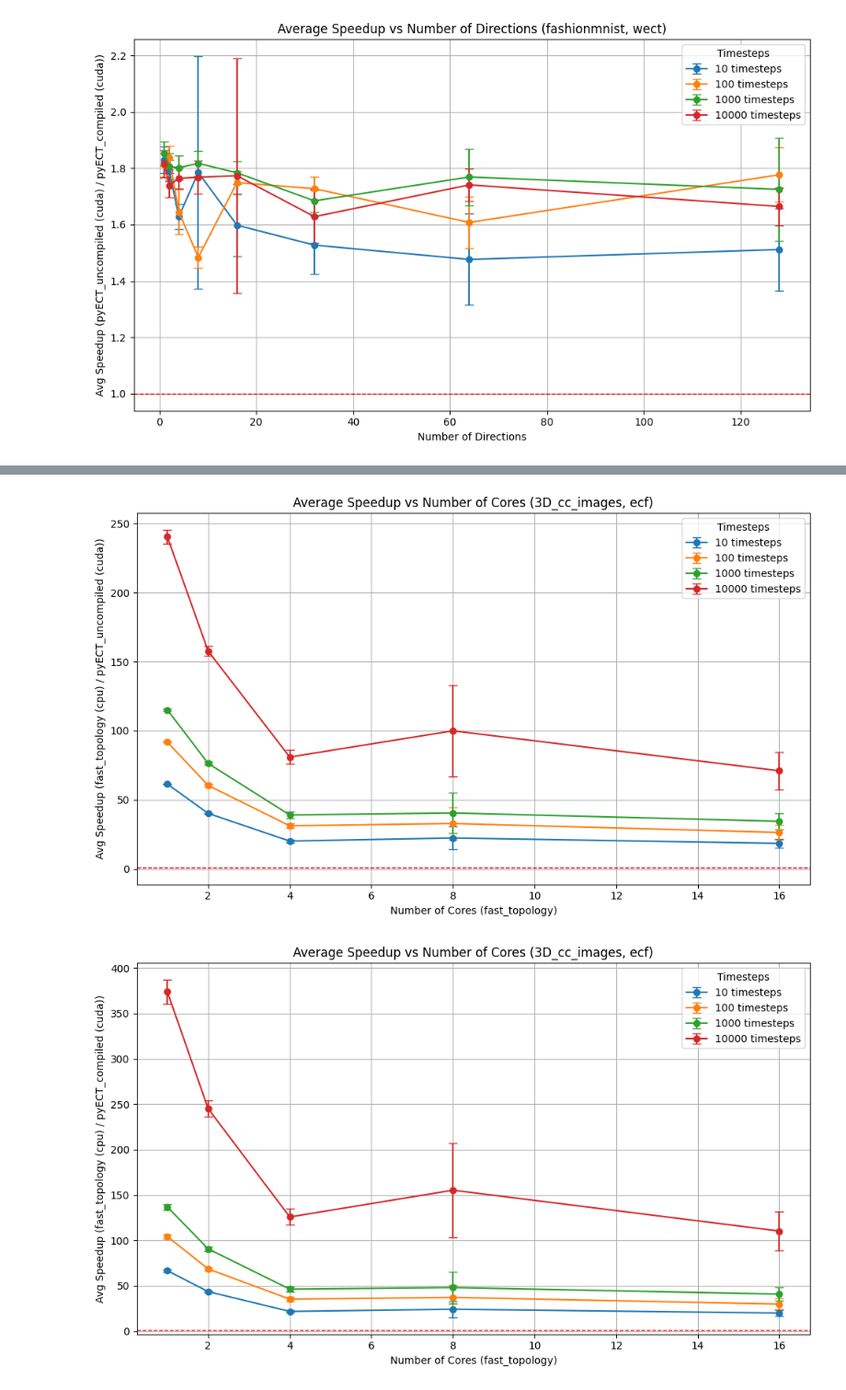
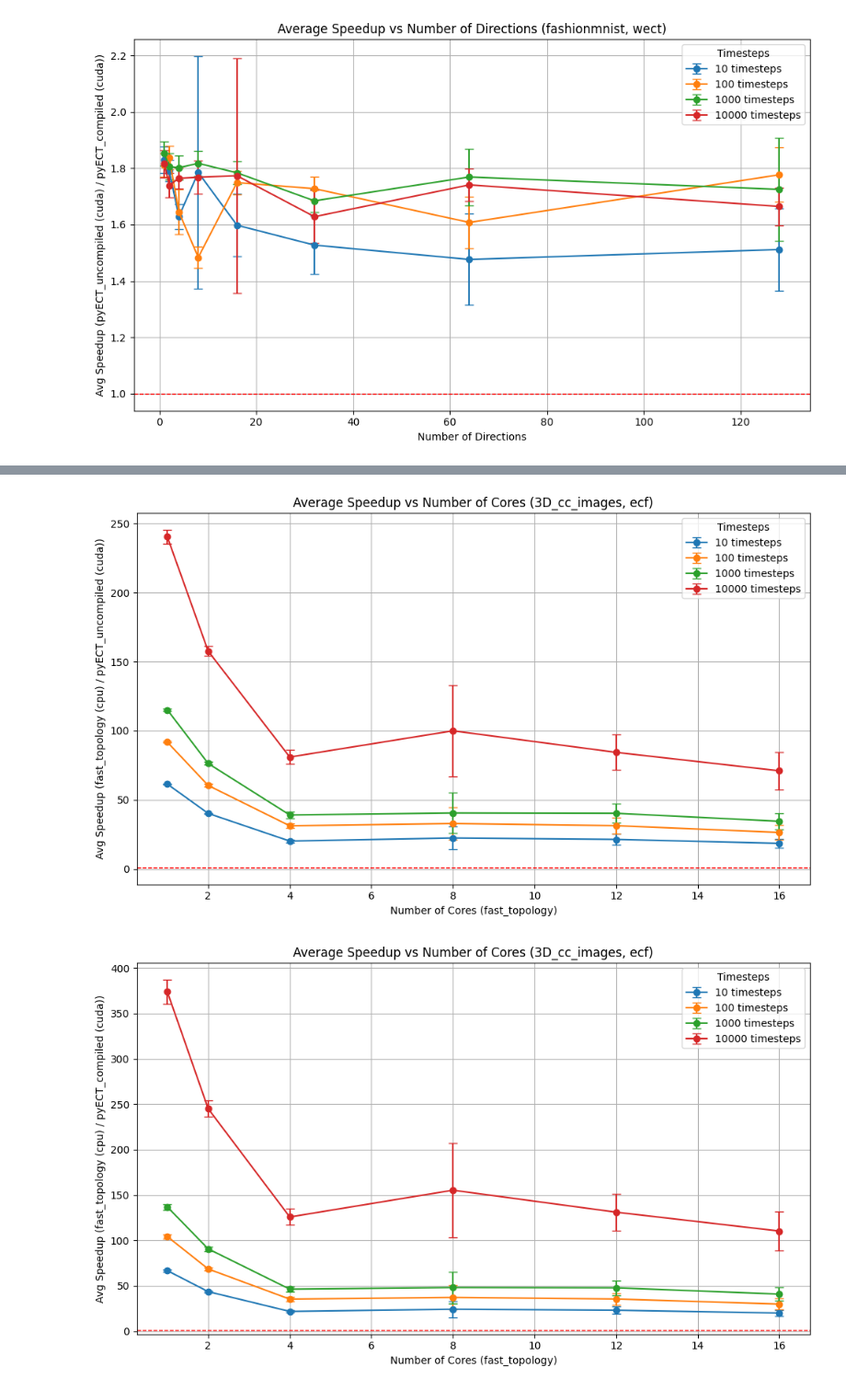
Before and after one commit to compTAG/pyECT-experiments, a Jupyter notebook: figures/create_figs.ipynb, the cells around one changed output, grey strips where cells are left out. Shown: that part at 92% size. Drawn from its saved outputs; the diff is of its cells as text; code cells hidden in the pictures.

```diff
--- a/figures/create_figs.ipynb
+++ b/figures/create_figs.ipynb
@@ -258,27 +258,27 @@ plot_speedup_vs_cores_multitimesteps(
 # %%
 plot_speedup_vs_cores_multitimesteps(
     dataset="3D_cc_images",
     timesteps_list=[10, 100, 1000, 10000],
-    cores_baseline_list=[1, 2, 4, 8, 16],
+    cores_baseline_list=[1, 2, 4, 8, 12, 16],
     device_new="cuda",
     device_baseline="cpu",
     cores_new=1,
     new_implementation="pyECT_uncompiled",
     baseline_implementation="fast_topology",
     show_err_bars=True
 )
 
 plot_speedup_vs_cores_multitimesteps(
     dataset="3D_cc_images",
     timesteps_list=[10, 100, 1000, 10000],
-    cores_baseline_list=[1, 2, 4, 8, 16],
+    cores_baseline_list=[1, 2, 4, 8, 12, 16],
     device_new="cuda",
     device_baseline="cpu",
     cores_new=1,
     new_implementation="pyECT_compiled",
     baseline_implementation="fast_topology",
     show_err_bars=True
 )
 # %% [output]
-[figure, old version]
+[figure, new version]
-[figure, old version]
+[figure, new version]
```
Also changed, not shown: parts of 2 cells of this notebook, 1 other file.
